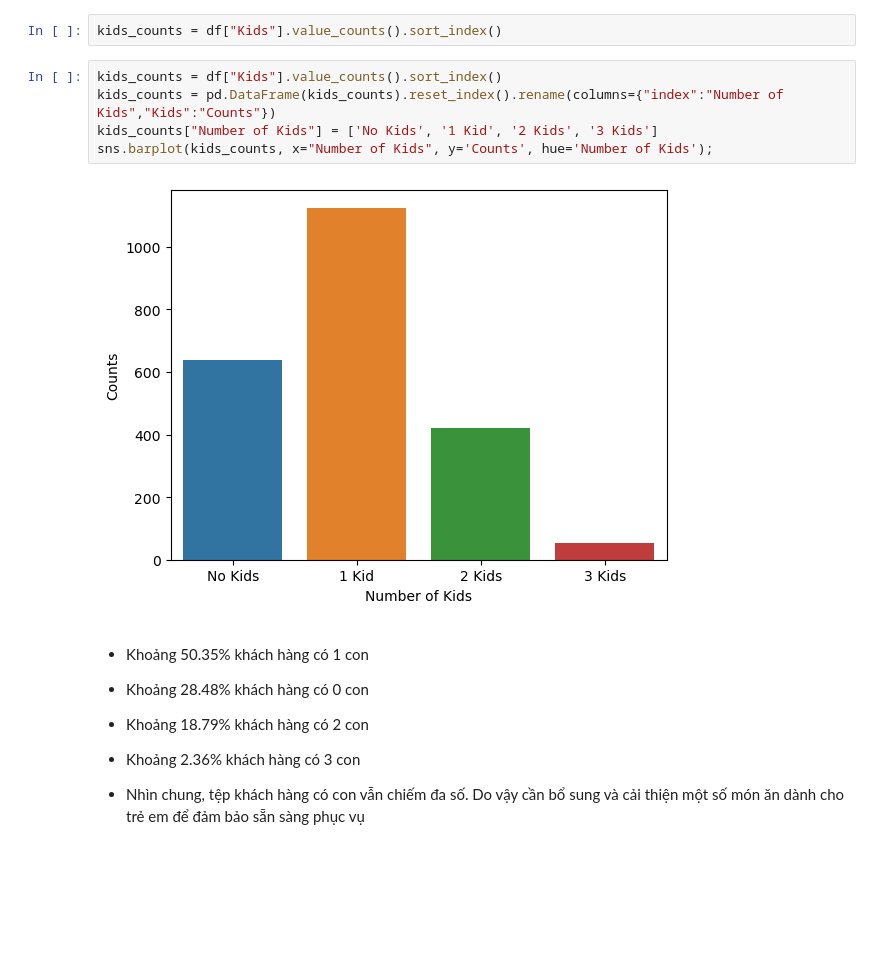
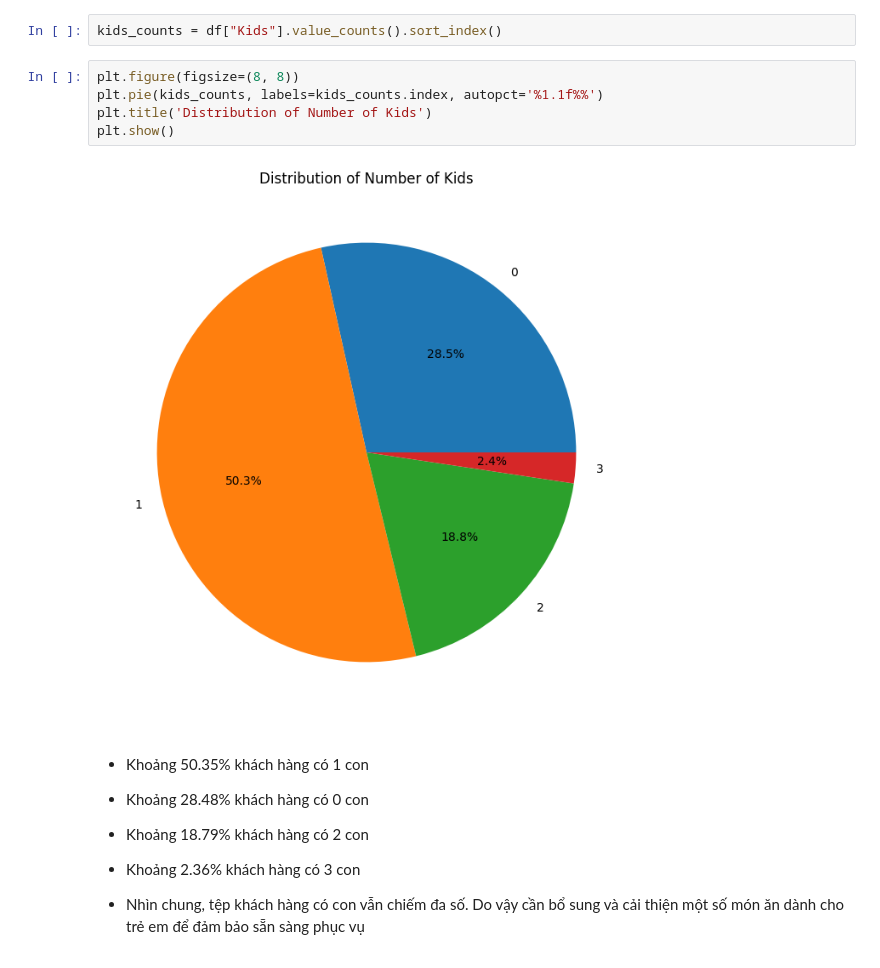
Before and after one commit to HuyAnhTon/Programming_DS, a Jupyter notebook: 1-eda.ipynb, the cells around one changed output. Drawn from its saved outputs; the diff is of its cells as text; blank space fills up the shorter version.

```diff
--- a/1-eda.ipynb
+++ b/1-eda.ipynb
@@ -222,13 +221,13 @@ Lý do chọn `barchart`: mục tiêu là để so sánh các đối tượng v
 **Phân tích về số lượng con của khách hàng**
 # %%
 kids_counts = df["Kids"].value_counts().sort_index()
-# %%
-kids_counts = df["Kids"].value_counts().sort_index()
-kids_counts = pd.DataFrame(kids_counts).reset_index().rename(columns={"index":"Number of Kids","Kids":"Counts"})
-kids_counts["Number of Kids"] = ['No Kids', '1 Kid', '2 Kids', '3 Kids']
-sns.barplot(kids_counts, x="Number of Kids", y='Counts', hue='Number of Kids');
-# %% [output]
-[figure, removed]
+# %%
+plt.figure(figsize=(8, 8))
+plt.pie(kids_counts, labels=kids_counts.index, autopct='%1.1f%%')
+plt.title('Distribution of Number of Kids')
+plt.show()
+# %% [output]
+[figure, added]
 # %% [markdown]
 - Khoảng 50.35% khách hàng có 1 con
 
```
Also changed, not shown: parts of 45 cells of this notebook.
